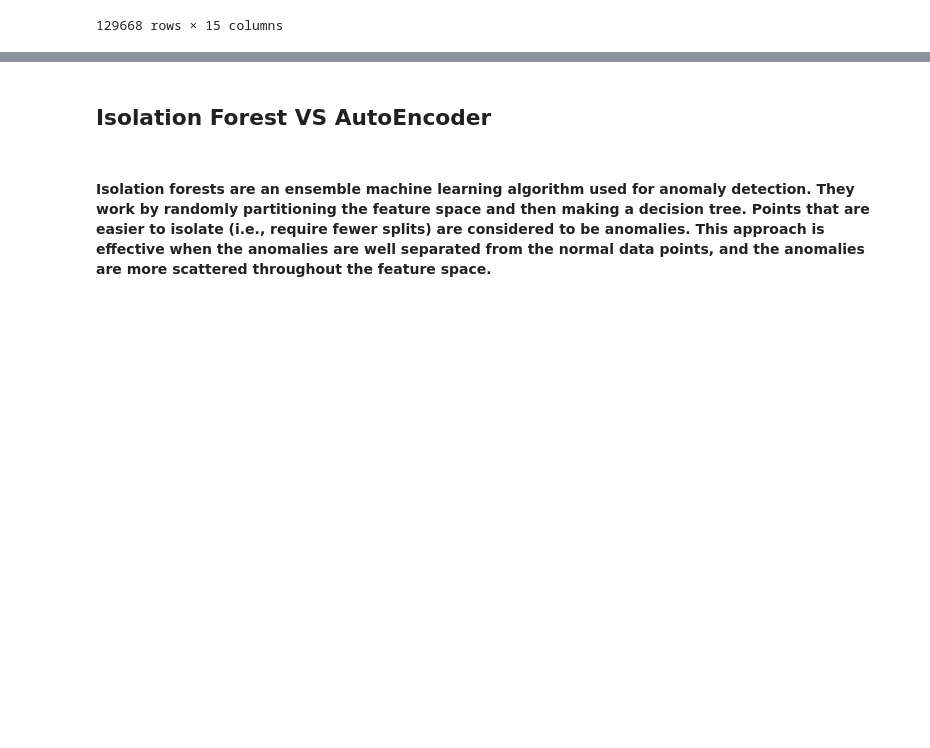
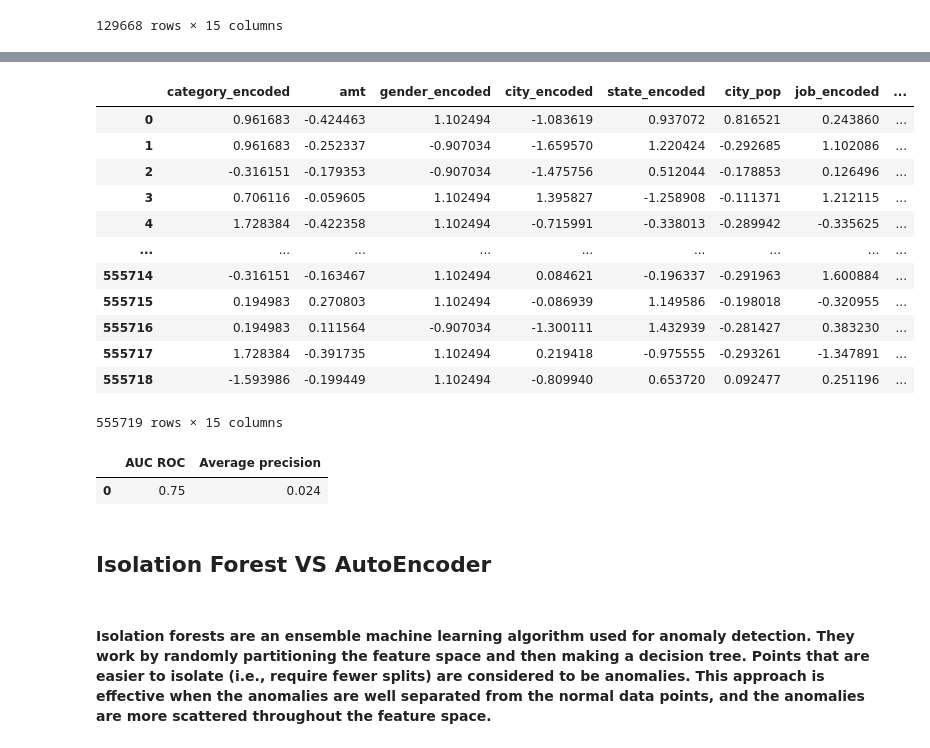
Before and after one commit to achrafbalij/fraud_detection, a Jupyter notebook: fraud-detection-autoencoder-vs-isolation-forest.ipynb, the cells around one changed output, grey strips where cells are left out. Saved outputs shown, nothing was run; the diff lists cells and outputs as text; code cells hidden in the pictures; blank space fills up the shorter version.

Commit message:
Kaggle Notebook | fraud_detection Autoencoder vs Isolation Forest | Version 8

```diff
--- a/fraud-detection-autoencoder-vs-isolation-forest.ipynb
+++ b/fraud-detection-autoencoder-vs-isolation-forest.ipynb
@@ -367,0 +404,7 @@ performance_assessment(predictions_df)
+# %%
+test_set = FraudDataset(X_test_torch)
+# %%
+test_loader_params = {'batch_size': 64,
+              'num_workers': 0}
+
+test_generator = torch.utils.data.DataLoader(test_set, **test_loader_params)
@@ -368,3 +416,28 @@ performance_assessment(predictions_df)
+# %%
+predictions_df_AE_test=df_test.copy()
+predictions_df_AE_test['predictions_loss']=test_losses
+# %%
+predictions_df_AE_test['predictions'] = [1 if x > threshold_AE else 0 for x in predictions_df_AE_test['predictions_loss']]
+predictions_df_AE_test
+# %% [output]
+|  | category_encoded | amt | gender_encoded | city_encoded | state_encoded | city_pop | job_encoded | ... |
+| 0 | 0.961683 | -0.424463 | 1.102494 | -1.083619 | 0.937072 | 0.816521 | 0.243860 | ... |
+| 1 | 0.961683 | -0.252337 | -0.907034 | -1.659570 | 1.220424 | -0.292685 | 1.102086 | ... |
+| 2 | -0.316151 | -0.179353 | -0.907034 | -1.475756 | 0.512044 | -0.178853 | 0.126496 | ... |
+| 3 | 0.706116 | -0.059605 | 1.102494 | 1.395827 | -1.258908 | -0.111371 | 1.212115 | ... |
+| 4 | 1.728384 | -0.422358 | 1.102494 | -0.715991 | -0.338013 | -0.289942 | -0.335625 | ... |
+| ... | ... | ... | ... | ... | ... | ... | ... | ... |
+| 555714 | -0.316151 | -0.163467 | 1.102494 | 0.084621 | -0.196337 | -0.291963 | 1.600884 | ... |
+| 555715 | 0.194983 | 0.270803 | 1.102494 | -0.086939 | 1.149586 | -0.198018 | -0.320955 | ... |
+| 555716 | 0.194983 | 0.111564 | -0.907034 | -1.300111 | 1.432939 | -0.281427 | 0.383230 | ... |
+| 555717 | 1.728384 | -0.391735 | 1.102494 | 0.219418 | -0.975555 | -0.293261 | -1.347891 | ... |
+| 555718 | -1.593986 | -0.199449 | 1.102494 | -0.809940 | 0.653720 | 0.092477 | 0.251196 | ... |
+555719 rows × 15 columns
+# %%
+performance_assessment(predictions_df_AE_test)
+# %% [output]
+|  | AUC ROC | Average precision |
+| 0 | 0.75 | 0.024 |
 # %% [markdown]
 ## Isolation Forest VS AutoEncoder
 # %% [markdown]
```
Also changed, not shown: parts of 21 cells of this notebook.
